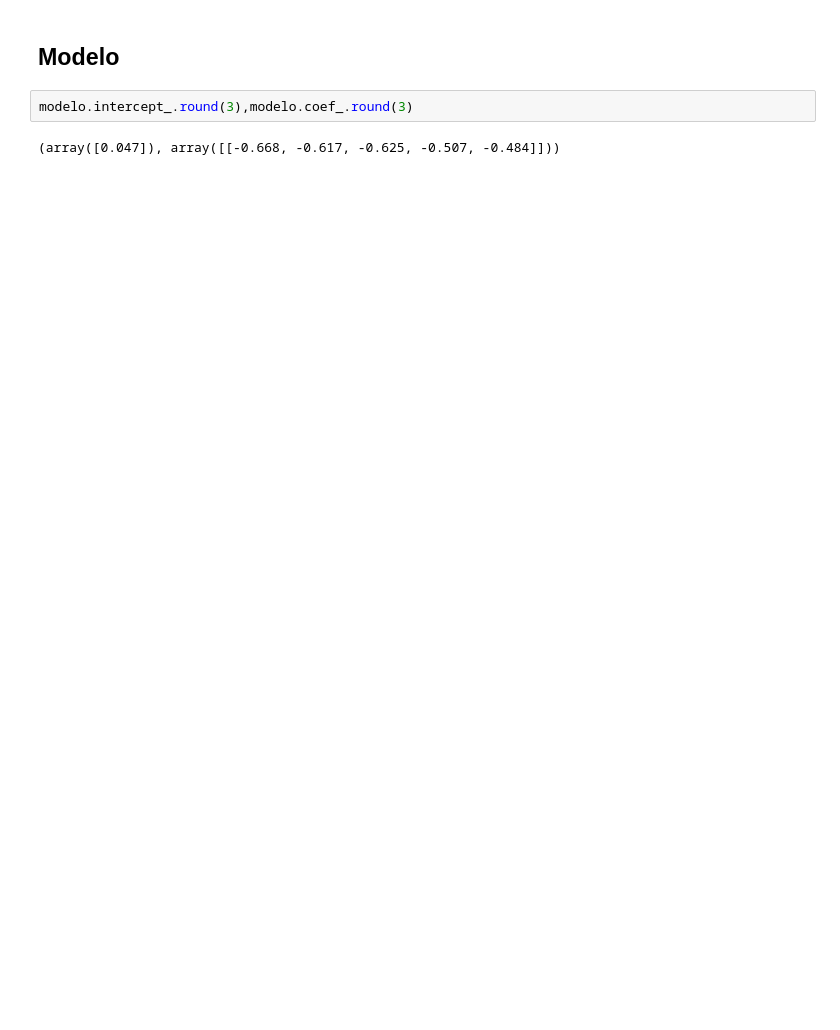
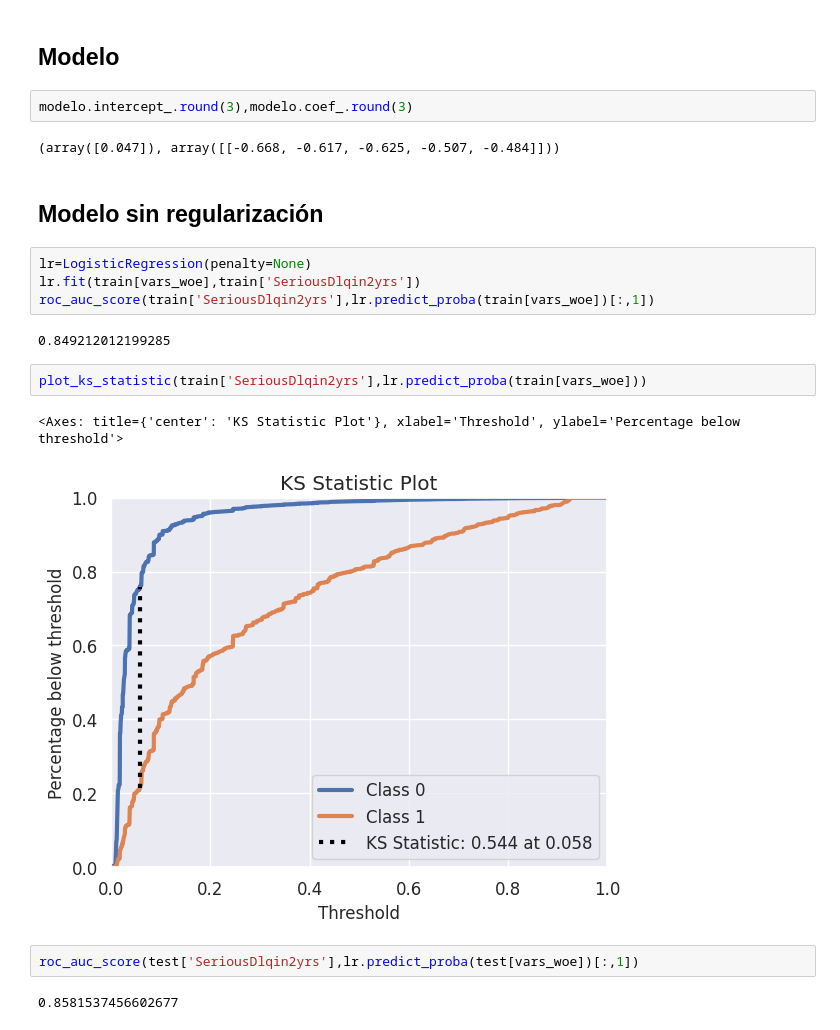
Before and after one commit to alesm99/credit_scoring, a Jupyter notebook: GiveMeSomeCredit.ipynb, the cells around one changed output. Drawn from its saved outputs; the diff is of its cells as text; blank space fills up the shorter version.

Commit message:
modelos adicionales

```diff
--- a/GiveMeSomeCredit.ipynb
+++ b/GiveMeSomeCredit.ipynb
@@ -632,3 +620,20 @@ pred[['Id','Probability']].to_csv(ruta+'/pred.csv',index=False)
 modelo.intercept_.round(3),modelo.coef_.round(3)
 # %% [output]
 (array([0.047]), array([[-0.668, -0.617, -0.625, -0.507, -0.484]]))
+# %% [markdown]
+## Modelo sin regularización
+# %%
+lr=LogisticRegression(penalty=None)
+lr.fit(train[vars_woe],train['SeriousDlqin2yrs'])
+roc_auc_score(train['SeriousDlqin2yrs'],lr.predict_proba(train[vars_woe])[:,1])
+# %% [output]
+0.849212012199285
+# %%
+plot_ks_statistic(train['SeriousDlqin2yrs'],lr.predict_proba(train[vars_woe]))
+# %% [output]
+<Axes: title={'center': 'KS Statistic Plot'}, xlabel='Threshold', ylabel='Percentage below threshold'>
+[figure, added]
+# %%
+roc_auc_score(test['SeriousDlqin2yrs'],lr.predict_proba(test[vars_woe])[:,1])
+# %% [output]
+0.8581537456602677
```
Also changed, not shown: parts of 32 cells of this notebook.
